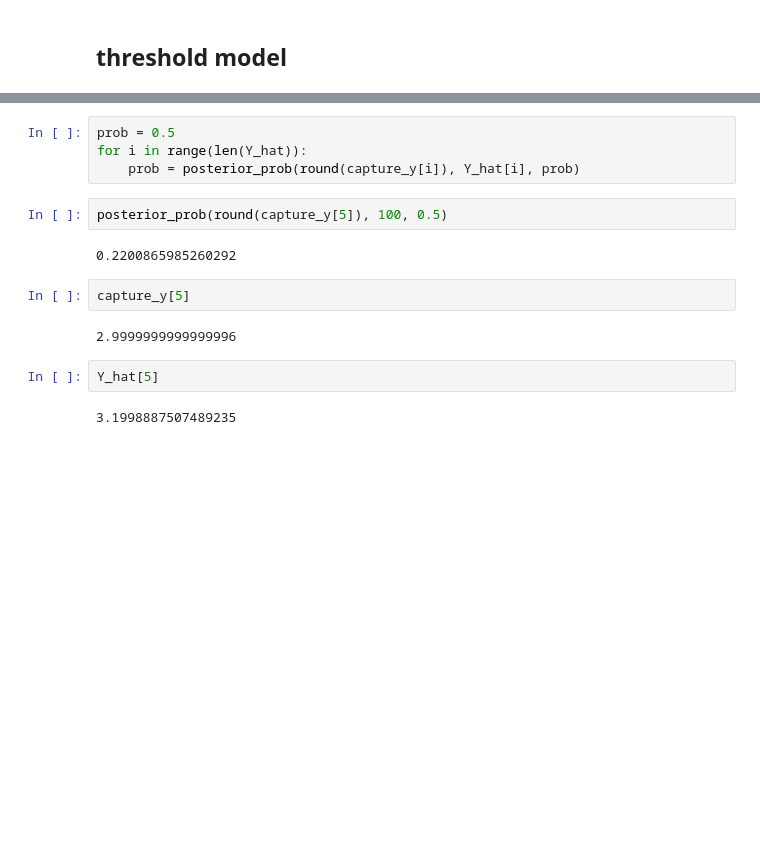
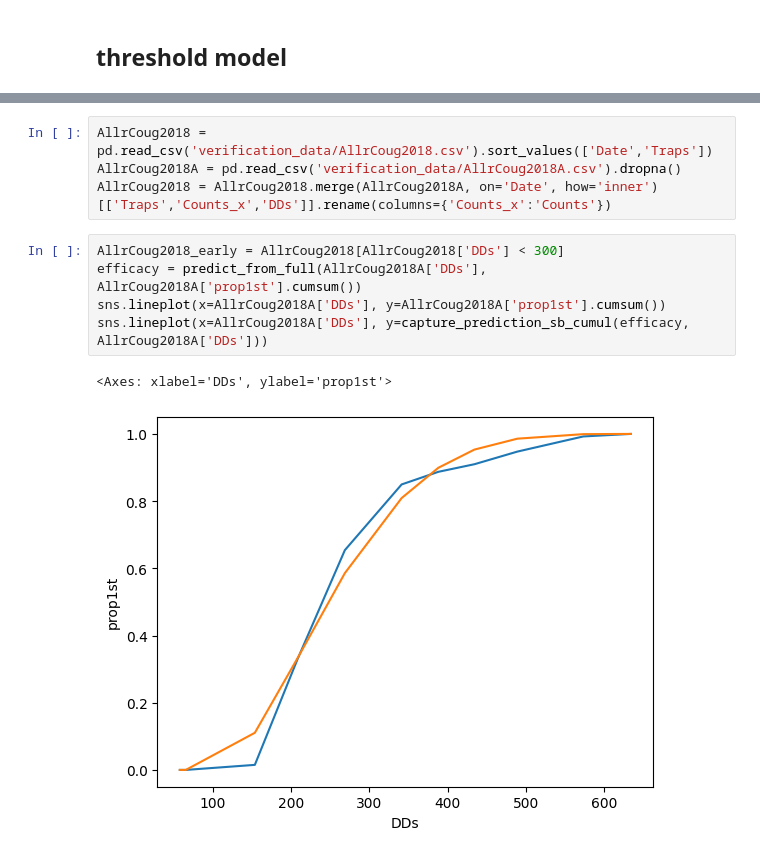
Before and after one commit to PacificBird/InsectPhenologyCaptureSim, a Jupyter notebook: multi_analysis.ipynb, the cells around one changed output, grey strips where cells are left out. Cells and saved outputs as stored; diff of their text form; blank space fills up the shorter version.

Commit message:
more data and work on the threshold

```diff
--- a/multi_analysis.ipynb
+++ b/multi_analysis.ipynb
@@ -1432,16 +1416,12 @@ array([ 0.22612836,  0.45380269,  1.95247725,  3.95774114,  6.50842982,
-# %%
-prob = 0.5
-for i in range(len(Y_hat)):
-    prob = posterior_prob(round(capture_y[i]), Y_hat[i], prob)
-# %%
-posterior_prob(round(capture_y[5]), 100, 0.5)
-# %% [output]
-0.2200865985260292
-# %%
-capture_y[5]
-# %% [output]
-2.9999999999999996
-# %%
-Y_hat[5]
-# %% [output]
-3.1998887507489235
+# %%
+AllrCoug2018 = pd.read_csv('verification_data/AllrCoug2018.csv').sort_values(['Date','Traps'])
+AllrCoug2018A = pd.read_csv('verification_data/AllrCoug2018A.csv').dropna()
+AllrCoug2018 = AllrCoug2018.merge(AllrCoug2018A, on='Date', how='inner')[['Traps','Counts_x','DDs']].rename(columns={'Counts_x':'Counts'})
+# %%
+AllrCoug2018_early = AllrCoug2018[AllrCoug2018['DDs'] < 300]
+efficacy = predict_from_full(AllrCoug2018A['DDs'], AllrCoug2018A['prop1st'].cumsum())
+sns.lineplot(x=AllrCoug2018A['DDs'], y=AllrCoug2018A['prop1st'].cumsum())
+sns.lineplot(x=AllrCoug2018A['DDs'], y=capture_prediction_sb_cumul(efficacy, AllrCoug2018A['DDs']))
+# %% [output]
+<Axes: xlabel='DDs', ylabel='prop1st'>
+[figure, added]
```
Also changed, not shown: parts of 13 cells of this notebook, 56 other files.
